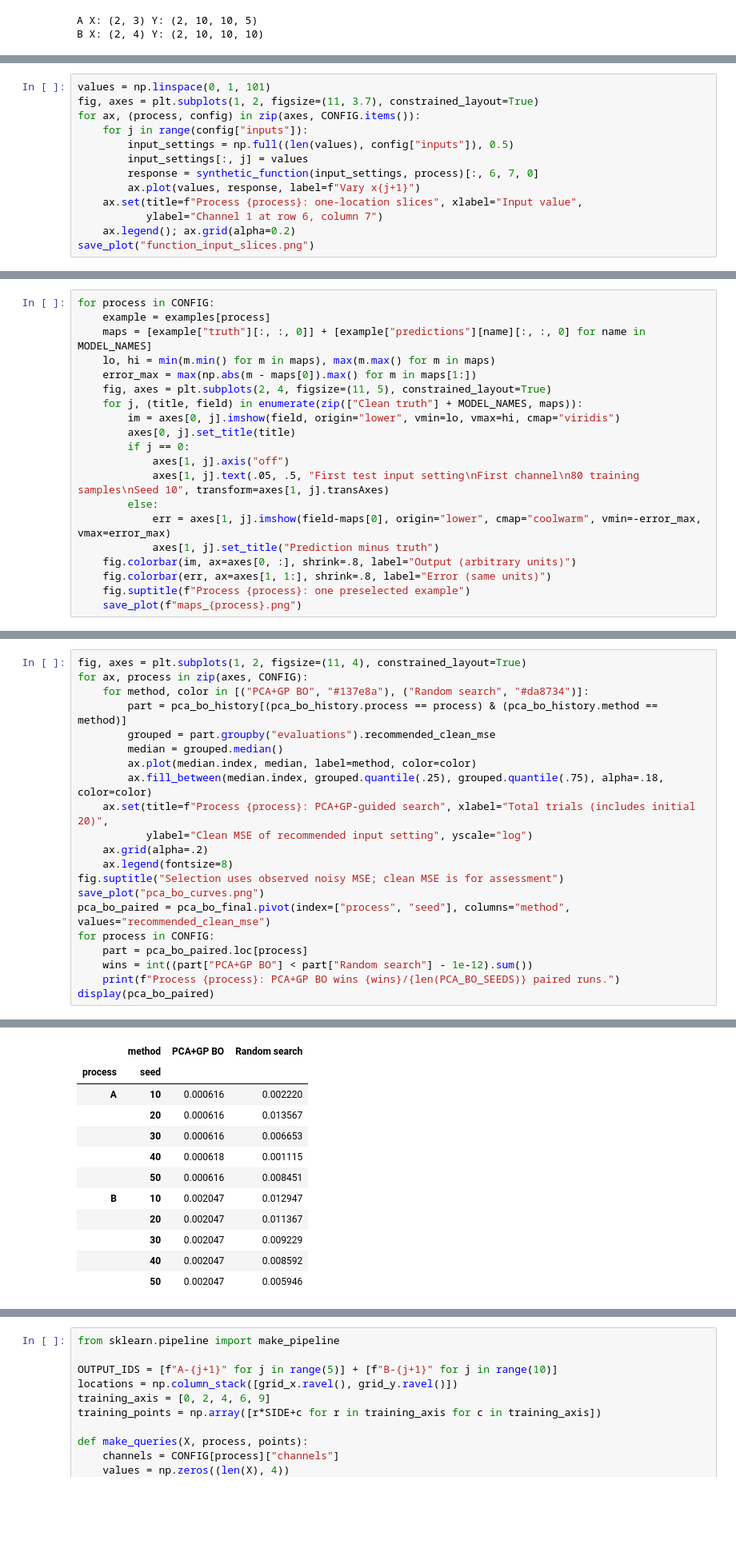
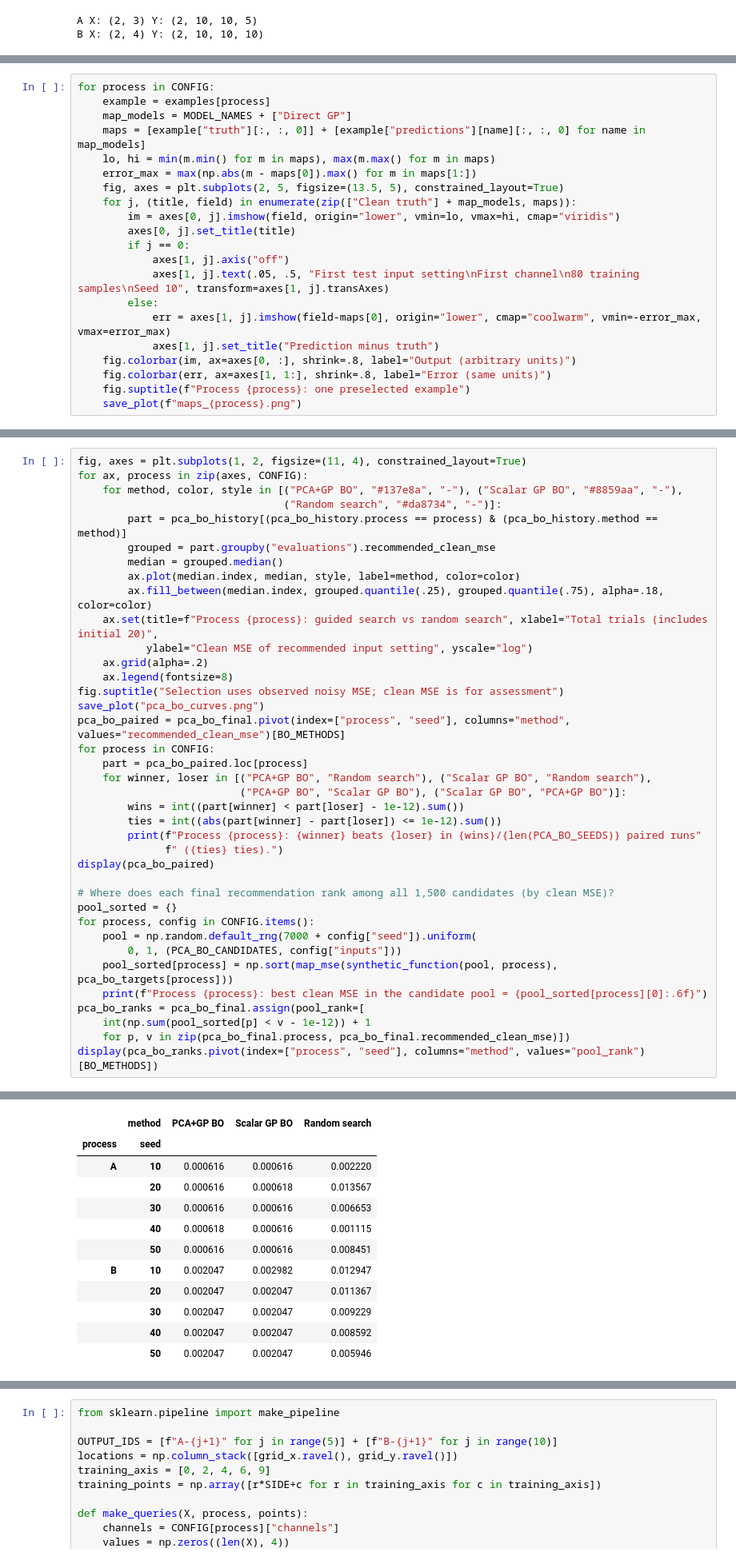
Before and after one commit to hrshankar2002/PCA-Based-Surrogate-Modeling-and-Bayesian-Optimization-of-Synthetic-Processes, a Jupyter notebook: Process_Study_Code_Only.ipynb, the cells around one changed output, grey strips where cells are left out. Shown at 80% size. Cells and saved outputs as stored; diff of their text form; blank space fills up the shorter version.

```diff
--- a/Process_Study_Code_Only.ipynb
+++ b/Process_Study_Code_Only.ipynb
@@ -111,16 +111,3 @@ for process, config in CONFIG.items():
 # %% [output]
 [figure]
 [figure]
-# %%
-values = np.linspace(0, 1, 101)
-fig, axes = plt.subplots(1, 2, figsize=(11, 3.7), constrained_layout=True)
-for ax, (process, config) in zip(axes, CONFIG.items()):
-    for j in range(config["inputs"]):
-        input_settings = np.full((len(values), config["inputs"]), 0.5)
-        input_settings[:, j] = values
-        response = synthetic_function(input_settings, process)[:, 6, 7, 0]
-        ax.plot(values, response, label=f"Vary x{j+1}")
-    ax.set(title=f"Process {process}: one-location slices", xlabel="Input value",
-           ylabel="Channel 1 at row 6, column 7")
-    ax.legend(); ax.grid(alpha=0.2)
-save_plot("function_input_slices.png")
@@ -294,11 +431,12 @@ Process B: lowest mean RMSE at n=20 is PCA+GP.
 # %%
 for process in CONFIG:
     example = examples[process]
-    maps = [example["truth"][:, :, 0]] + [example["predictions"][name][:, :, 0] for name in MODEL_NAMES]
+    map_models = MODEL_NAMES + ["Direct GP"]
+    maps = [example["truth"][:, :, 0]] + [example["predictions"][name][:, :, 0] for name in map_models]
     lo, hi = min(m.min() for m in maps), max(m.max() for m in maps)
     error_max = max(np.abs(m - maps[0]).max() for m in maps[1:])
-    fig, axes = plt.subplots(2, 4, figsize=(11, 5), constrained_layout=True)
-    for j, (title, field) in enumerate(zip(["Clean truth"] + MODEL_NAMES, maps)):
+    fig, axes = plt.subplots(2, 5, figsize=(13.5, 5), constrained_layout=True)
+    for j, (title, field) in enumerate(zip(["Clean truth"] + map_models, maps)):
         im = axes[0, j].imshow(field, origin="lower", vmin=lo, vmax=hi, cmap="viridis")
         axes[0, j].set_title(title)
         if j == 0:
@@ -503,22 +663,39 @@ Experiment 2 elapsed: 20.2 seconds
 # %%
 fig, axes = plt.subplots(1, 2, figsize=(11, 4), constrained_layout=True)
 for ax, process in zip(axes, CONFIG):
-    for method, color in [("PCA+GP BO", "#137e8a"), ("Random search", "#da8734")]:
+    for method, color, style in [("PCA+GP BO", "#137e8a", "-"), ("Scalar GP BO", "#8859aa", "-"),
+                                 ("Random search", "#da8734", "-")]:
         part = pca_bo_history[(pca_bo_history.process == process) & (pca_bo_history.method == method)]
         grouped = part.groupby("evaluations").recommended_clean_mse
         median = grouped.median()
-        ax.plot(median.index, median, label=method, color=color)
+        ax.plot(median.index, median, style, label=method, color=color)
         ax.fill_between(median.index, grouped.quantile(.25), grouped.quantile(.75), alpha=.18, color=color)
-    ax.set(title=f"Process {process}: PCA+GP-guided search", xlabel="Total trials (includes initial 20)",
+    ax.set(title=f"Process {process}: guided search vs random search", xlabel="Total trials (includes initial 20)",
            ylabel="Clean MSE of recommended input setting", yscale="log")
     ax.grid(alpha=.2)
     ax.legend(fontsize=8)
 fig.suptitle("Selection uses observed noisy MSE; clean MSE is for assessment")
 save_plot("pca_bo_curves.png")
-pca_bo_paired = pca_bo_final.pivot(index=["process", "seed"], columns="method", values="recommended_clean_mse")
+pca_bo_paired = pca_bo_final.pivot(index=["process", "seed"], columns="method", values="recommended_clean_mse")[BO_METHODS]
 for process in CONFIG:
     part = pca_bo_paired.loc[process]
-    wins = int((part["PCA+GP BO"] < part["Random search"] - 1e-12).sum())
-    print(f"Process {process}: PCA+GP BO wins {wins}/{len(PCA_BO_SEEDS)} paired runs.")
+    for winner, loser in [("PCA+GP BO", "Random search"), ("Scalar GP BO", "Random search"),
+                          ("PCA+GP BO", "Scalar GP BO"), ("Scalar GP BO", "PCA+GP BO")]:
+        wins = int((part[winner] < part[loser] - 1e-12).sum())
+        ties = int((abs(part[winner] - part[loser]) <= 1e-12).sum())
+        print(f"Process {process}: {winner} beats {loser} in {wins}/{len(PCA_BO_SEEDS)} paired runs"
+              f" ({ties} ties).")
 display(pca_bo_paired)
+
+# Where does each final recommendation rank among all 1,500 candidates (by clean MSE)?
+pool_sorted = {}
+for process, config in CONFIG.items():
+    pool = np.random.default_rng(7000 + config["seed"]).uniform(
+        0, 1, (PCA_BO_CANDIDATES, config["inputs"]))
+    pool_sorted[process] = np.sort(map_mse(synthetic_function(pool, process), pca_bo_targets[process]))
+    print(f"Process {process}: best clean MSE in the candidate pool = {pool_sorted[process][0]:.6f}")
+pca_bo_ranks = pca_bo_final.assign(pool_rank=[
+    int(np.sum(pool_sorted[p] < v - 1e-12)) + 1
+    for p, v in zip(pca_bo_final.process, pca_bo_final.recommended_clean_mse)])
+display(pca_bo_ranks.pivot(index=["process", "seed"], columns="method", values="pool_rank")[BO_METHODS])
 # %% [output]
@@ -528,12 +711,12 @@ Process B: PCA+GP BO wins 5/5 paired runs.
-|  | method | PCA+GP BO | Random search |
-| process | seed |  |  |
-| A | 10 | 0.000616 | 0.002220 |
-|  | 20 | 0.000616 | 0.013567 |
-|  | 30 | 0.000616 | 0.006653 |
-|  | 40 | 0.000618 | 0.001115 |
-|  | 50 | 0.000616 | 0.008451 |
-| B | 10 | 0.002047 | 0.012947 |
-|  | 20 | 0.002047 | 0.011367 |
-|  | 30 | 0.002047 | 0.009229 |
-|  | 40 | 0.002047 | 0.008592 |
-|  | 50 | 0.002047 | 0.005946 |
+|  | method | PCA+GP BO | Scalar GP BO | Random search |
+| process | seed |  |  |  |
+| A | 10 | 0.000616 | 0.000616 | 0.002220 |
+|  | 20 | 0.000616 | 0.000618 | 0.013567 |
+|  | 30 | 0.000616 | 0.000616 | 0.006653 |
+|  | 40 | 0.000618 | 0.000616 | 0.001115 |
+|  | 50 | 0.000616 | 0.000616 | 0.008451 |
+| B | 10 | 0.002047 | 0.002982 | 0.012947 |
+|  | 20 | 0.002047 | 0.002047 | 0.011367 |
+|  | 30 | 0.002047 | 0.002047 | 0.009229 |
+|  | 40 | 0.002047 | 0.002047 | 0.008592 |
+|  | 50 | 0.002047 | 0.002047 | 0.005946 |
```
Also changed, not shown: parts of 11 cells of this notebook, 33 other files.
